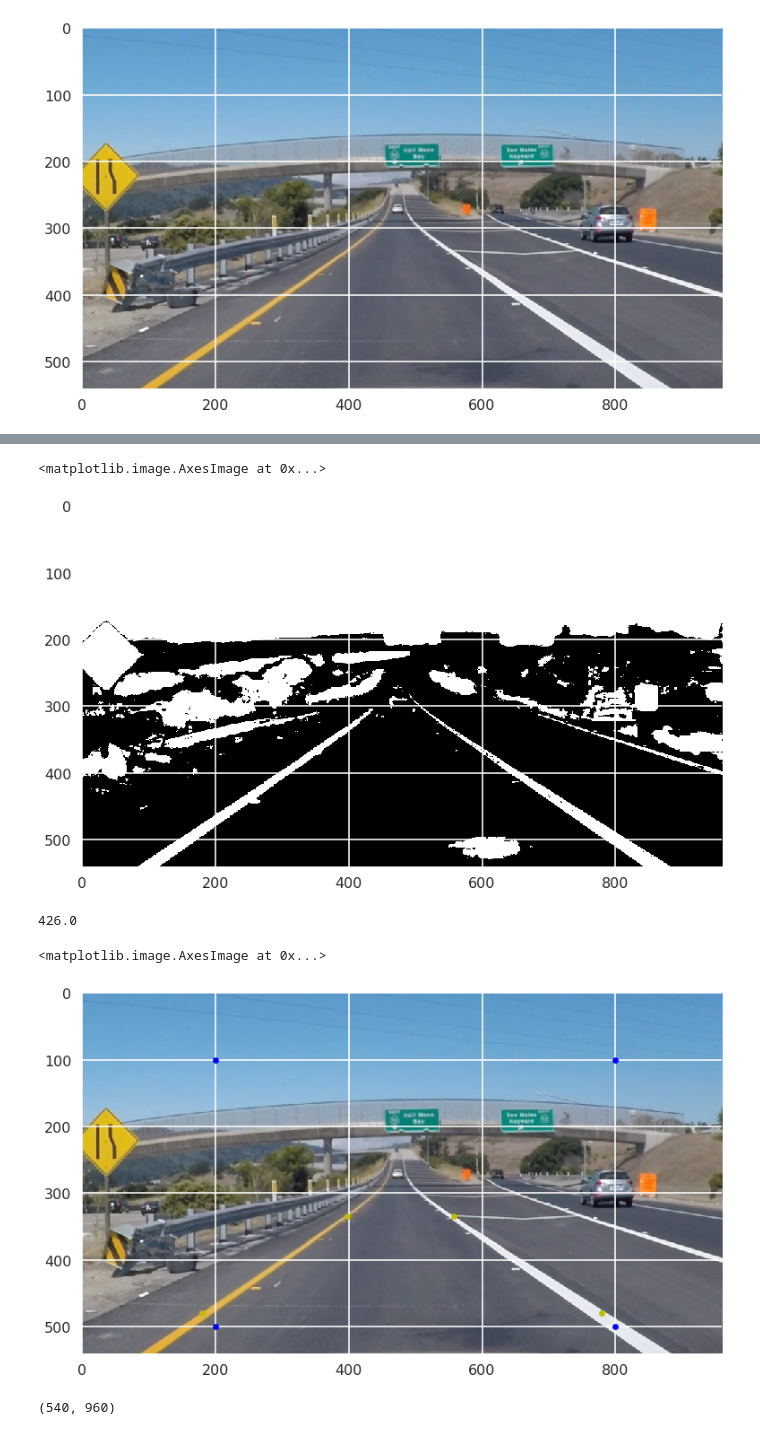
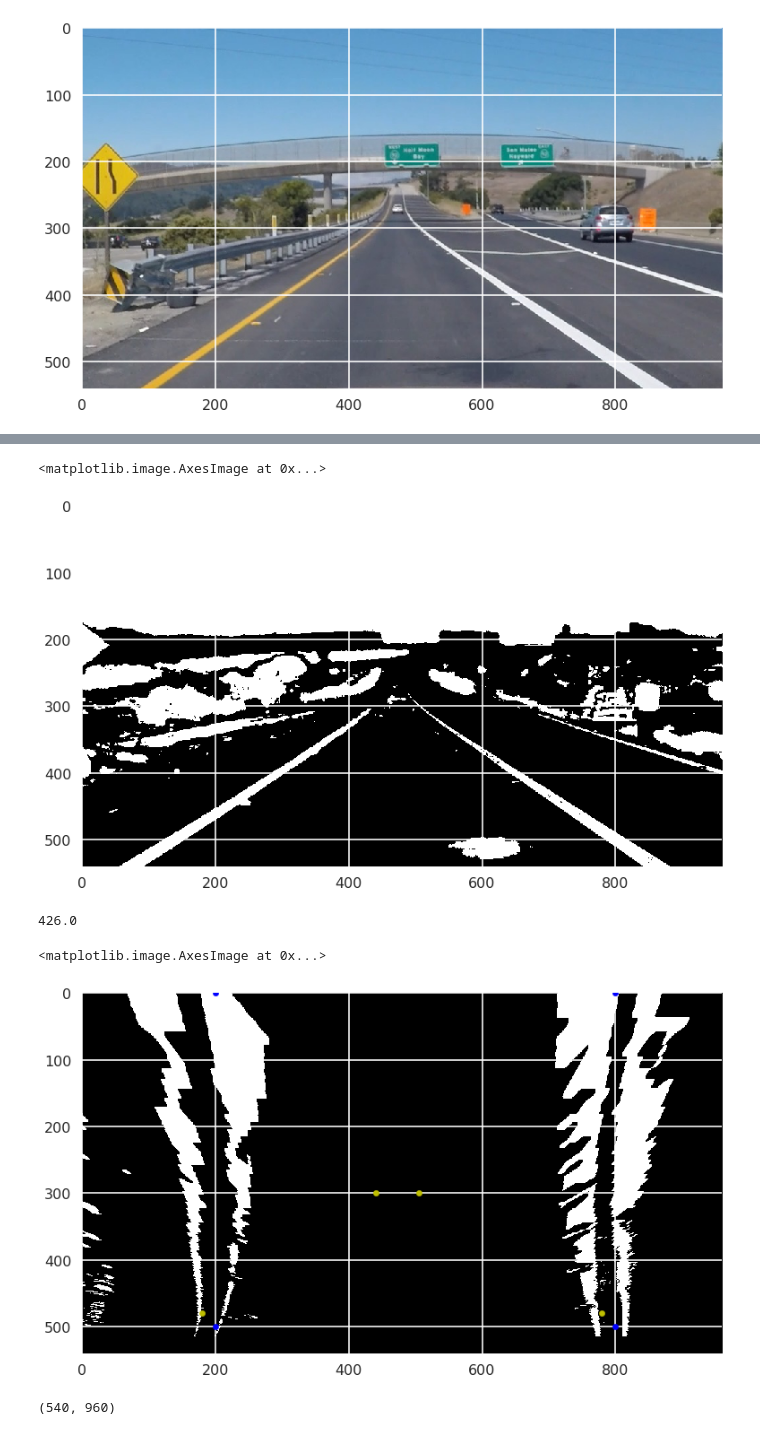
Before and after one commit to DrClick/SDC, a Jupyter notebook: sdc/project_4/cnd-all/project_pipeline.ipynb, the cells around one changed output, grey strips where cells are left out. Drawn from its saved outputs; the diff is of its cells as text; code cells hidden in the pictures.

Commit message:
partical checkin for project 4, updated project 1 with original submission

```diff
--- a/sdc/project_4/cnd-all/project_pipeline.ipynb
+++ b/sdc/project_4/cnd-all/project_pipeline.ipynb
@@ -16,6 +16,17 @@ plt.imshow(img)
 # %% [output]
 <matplotlib.image.AxesImage at 0x...>
 [figure]
+# %%
+#bring in camera calibration matrix
+with open('udacity_project_4_camera_calibration.pkl', 'rb') as f:
+    calibration = pickle.load(f)
+mtx = calibration["mtx"]
+dist = calibration["dist"]
+
+def undistort(img):
+    return cv2.undistort(img, mtx, dist, None, mtx)
+# %%
+img = undistort(img)
 # %%
 def abs_sobel_thresh(img, orient='x', thresh_min=0, thresh_max=255, sobel_kernel=3):
 
@@ -118,7 +129,7 @@ tmp = hsv_threshold(img, (0,30))
 plt.imshow(tmp)
 # %% [output]
 <matplotlib.image.AxesImage at 0x...>
-[figure, old version]
+[figure, new version]
 # %%
 def find_lane_line(img):
     x_threshold = abs_sobel_thresh(img, 'x', 30, 120, 31)
@@ -140,18 +151,18 @@ midpoint_x - t_width/2
 426.0
 # %%
 tmp = find_lane_line(img)
-source_points = np.array([[398,335],[558,335],[180,480],[780,480]], dtype=np.float32)
-dest_points = np.array([[200,100],[800,100],[200,500],[800,500]], dtype=np.float32)
+source_points = np.array([[440,300],[505,300],[180,480],[780,480]], dtype=np.float32)
+dest_points = np.array([[200,0],[800,0],[200,500],[800,500]], dtype=np.float32)
 plt.scatter(x=[x[0] for x in source_points], y=[x[1] for x in source_points], c='y', s=40)
 plt.scatter(x=[x[0] for x in dest_points], y=[x[1] for x in dest_points], c='b', s=40)
 M = cv2.getPerspectiveTransform(source_points, dest_points)
 Minv = cv2.getPerspectiveTransform(dest_points, source_points)
 img_size = (tmp.shape[1], tmp.shape[0])
 warped = cv2.warpPerspective(tmp, M, img_size, flags=cv2.INTER_LINEAR )
-plt.imshow(img, cmap="gray")
+plt.imshow(warped, cmap="gray")
 # %% [output]
 <matplotlib.image.AxesImage at 0x...>
-[figure, old version]
+[figure, new version]
 # %%
 def moving_average(a, n=3) :
     ret = np.cumsum(a, dtype=float)
```
Also changed, not shown: parts of 22 cells of this notebook, 24 other files.
